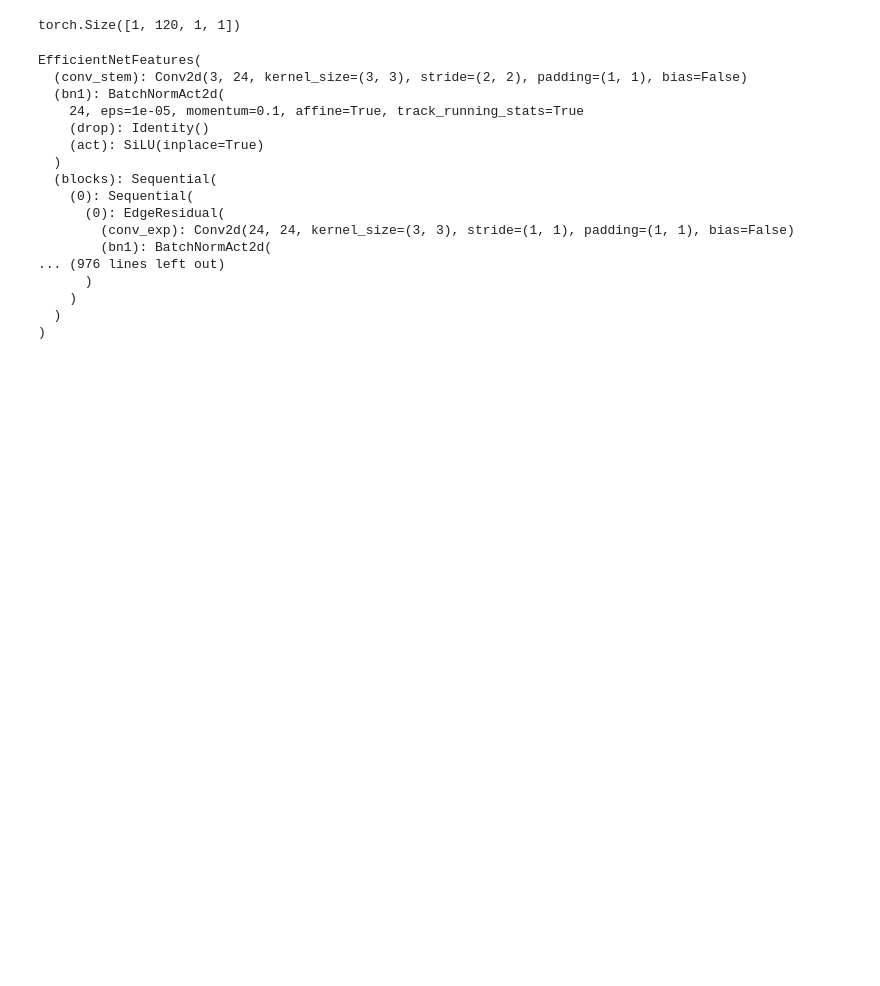
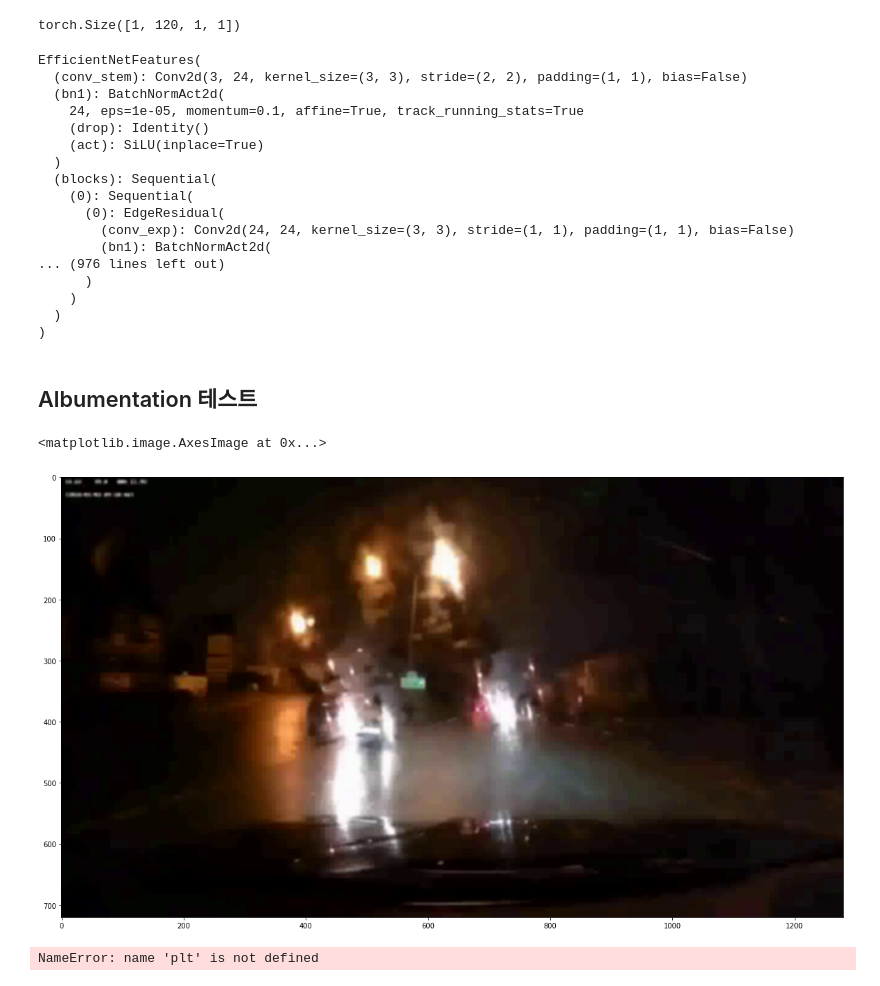
Before and after one commit to quhb2455/toy, a Jupyter notebook: car_crash_analyze/code_test.ipynb, the cells around one changed output. Cells and saved outputs as stored; diff of their text form; code cells hidden in the pictures; blank space fills up the shorter version.

```diff
--- a/car_crash_analyze/code_test.ipynb
+++ b/car_crash_analyze/code_test.ipynb
@@ -929,3 +1354,5 @@ EfficientNetFeatures(
     )
   )
 )
+# %% [markdown]
+## Albumentation 테스트
@@ -931,0 +1366,59 @@ EfficientNetFeatures(
+# %%
+path = './data/50frame_train/TRAIN_0685_024.jpg'
+# path = './data/mosaic_test/TEST_0056.jpg'
+
+img = cv2.imread(path)
+img = cv2.cvtColor(img, cv2.COLOR_BGR2RGB)
+plt.figure(figsize = (20,20))
+
+plt.imshow(img)
+# %% [output]
+<matplotlib.image.AxesImage at 0x...>
+[figure, added]
+# %%
+plt.figure(figsize = (20,20))
+transform = A.Compose([
+    A.Resize(512, 512),
+    # A.Rotate(p=1),
+    # A.Blur(blur_limit=(1, 1), p=1),
+    # A.ElasticTransform(always_apply=False, p=1,
+    #                  alpha=50.6, sigma=113.359999895095825,
+    #                  alpha_affine=40.,
+    #                  interpolation=1, border_mode=1,
+    #                  value=(10, 10, 10),
+    #                  ask_value=None, approximate=True)
+
+    # A.ElasticTransform(p=1, alpha=120, sigma=120 * 0.1, alpha_affine=120 * 0.1),
+    # A.GridDistortion(always_apply=False, p=1,
+    #                  num_steps=1,
+    #                  # img 굴곡 조정
+    #                  distort_limit=(-0.1, 0.3),
+    #                  interpolation=2,
+    #                  border_mode=2,
+    #                  value=(0, 0, 0),
+    #                  mask_value=None),
+    # A.OpticalDistortion(distort_limit=0.4, shift_limit=0.04, p=1),
+    # # A.GridDistortion(p=1),
+    # A.Affine(scale=(1,1.1), # 이미지 크기 조정
+    #          translate_percent=(-0.01, 0.01), # 이미지 이동
+    #          translate_px=None, # 픽셀단위로 이미지 이동
+    #          rotate=(-15, 15), # 회전 각도 조절
+    #          shear=None, # 잡아당기는 효과
+    #          interpolation=1,
+    #          mask_interpolation=0,
+    #          cval=5, cval_mask=5,
+    #          mode=0, # 회전 할 떄 남은 부분 색으로 채우기
+    #          fit_output=False, # 사진에 맞게 그리기
+    #          always_apply=False, p=1),
+    # A.CLAHE(p=1),
+    # A.ImageCompression(p=1),
+    A.RandomBrightnessContrast(brightness_limit=(-0.3, -0.1),p=1),
+    # A.Transpose(p=1),
+    # A.PadIfNeeded(min_height=720, min_width=720, p=1)
+    A.RandomGridShuffle(p=1, grid=(7, 7))
+])
+
+img_t = transform(image=img)['image']
+plt.imshow(img_t)
+# %% [output]
+NameError: name 'plt' is not defined
```
Also changed, not shown: parts of 59 cells of this notebook, 7 other files.
